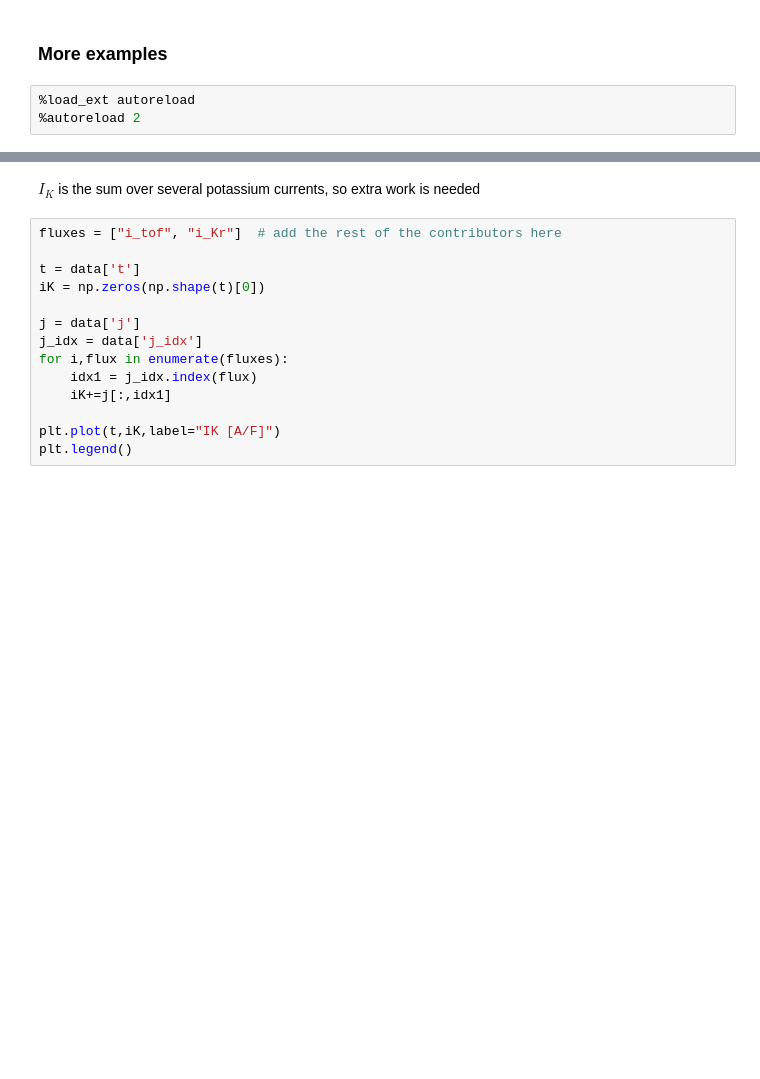
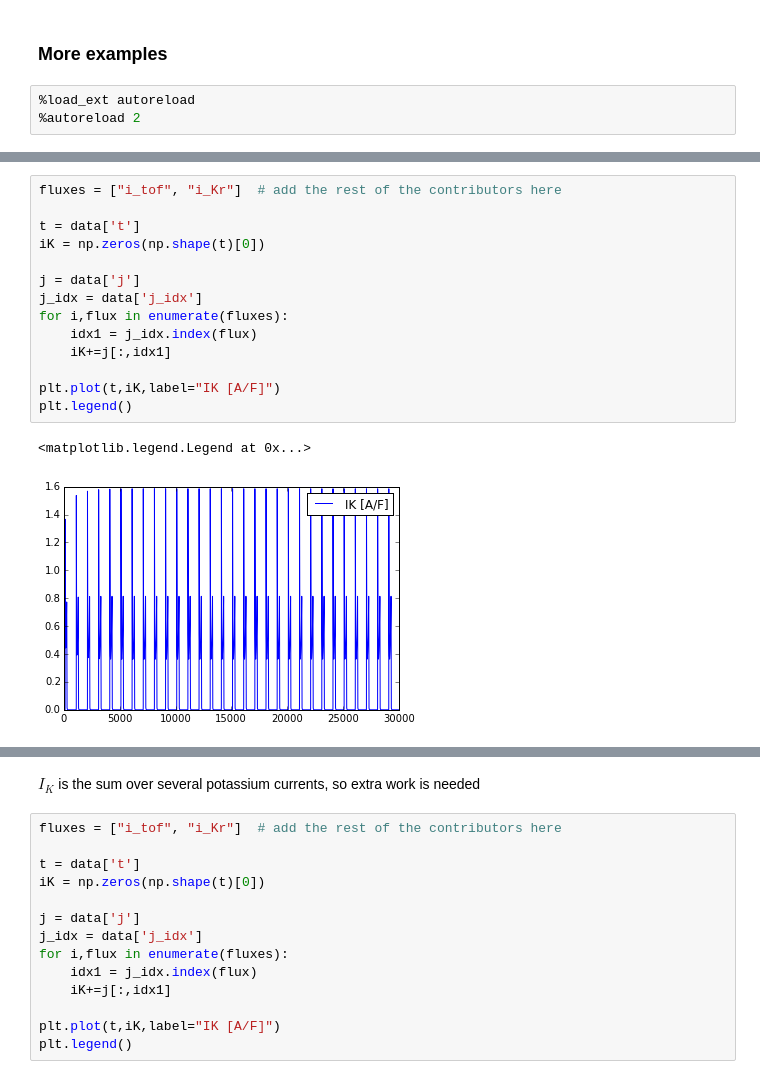
Before and after one commit to huskeypm/wholecell, a Jupyter notebook: gotranJIT_mouseEx.ipynb, the cells around one changed output, grey strips where cells are left out. Cells and saved outputs as stored; diff of their text form; blank space fills up the shorter version.

```diff
--- a/gotranJIT_mouseEx.ipynb
+++ b/gotranJIT_mouseEx.ipynb
@@ -372,3 +401,20 @@ Reading mouse.pickle
+# %%
+fluxes = ["i_tof", "i_Kr"]  # add the rest of the contributors here
+
+t = data['t']
+iK = np.zeros(np.shape(t)[0])
+
+j = data['j']
+j_idx = data['j_idx']
+for i,flux in enumerate(fluxes):
+    idx1 = j_idx.index(flux)
+    iK+=j[:,idx1]
+
+plt.plot(t,iK,label="IK [A/F]")
+plt.legend()
+# %% [output]
+<matplotlib.legend.Legend at 0x...>
+[figure, added]
 # %%
 import analyzeODE as ao
 data = ao.readPickle("/home/AD/cesc235/wholecell_new3/asdf/wholecell/mouseIK_serca_ryr_ncx_ltcc.pickle")
```
Also changed, not shown: parts of 10 cells of this notebook, 5 other files.
